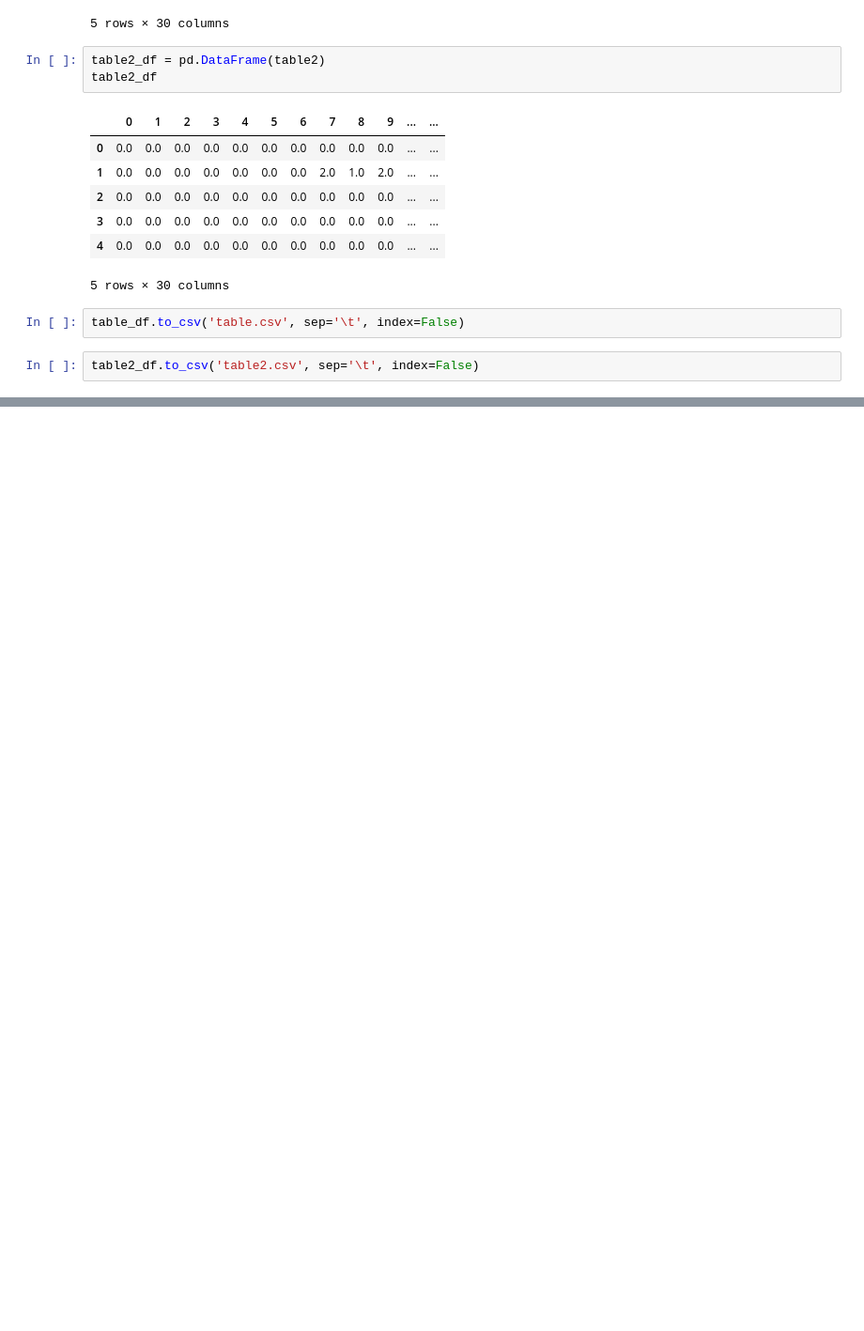
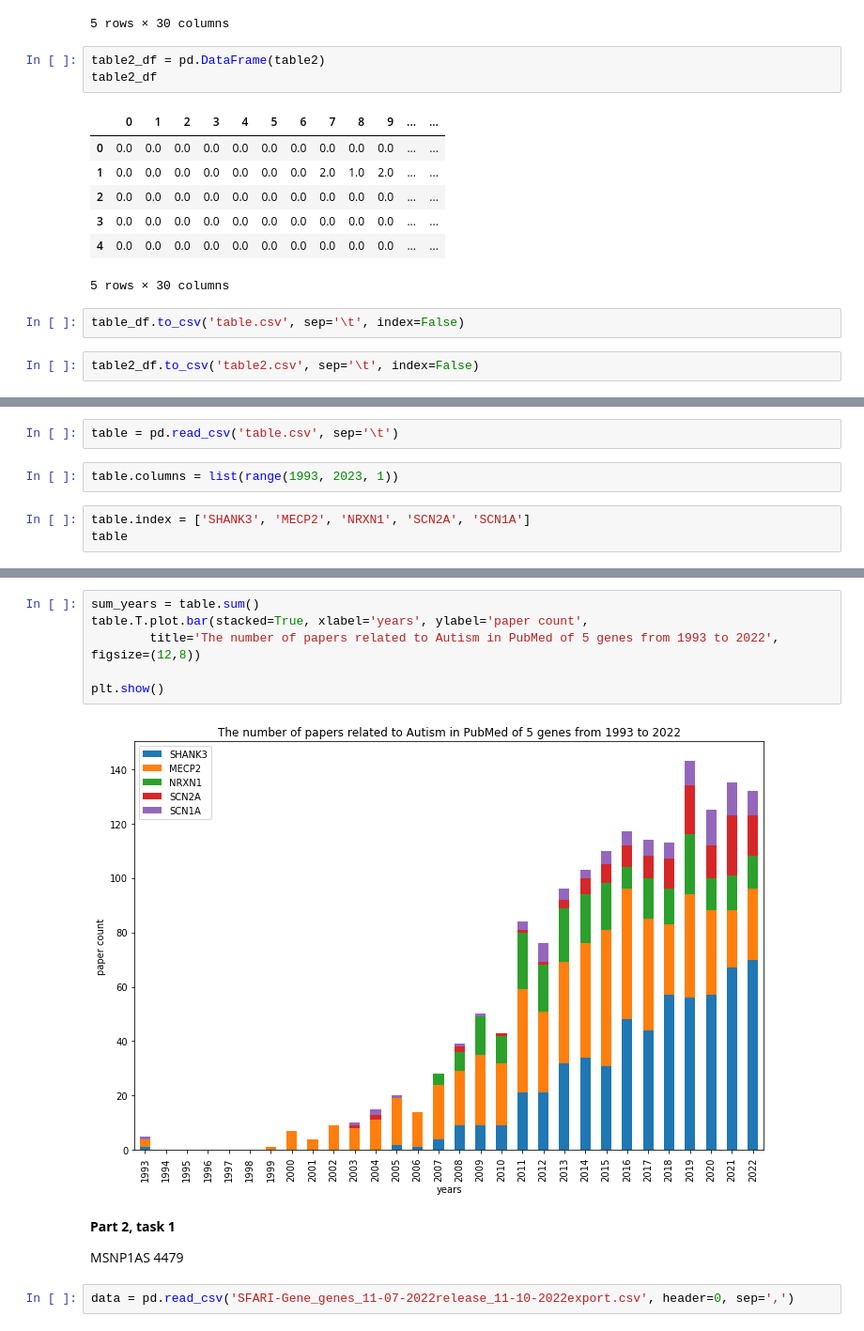
Before and after one commit to gong7788/biocw2, a Jupyter notebook: cw2.ipynb, the cells around one changed output, grey strips where cells are left out. Shown: that part at 94% size. Drawn from its saved outputs; the diff is of its cells as text; blank space fills up the shorter version.

Commit message:
task3

```diff
--- a/cw2.ipynb
+++ b/cw2.ipynb
@@ -364,0 +368,7 @@ table2_df.to_csv('table2.csv', sep='\t', index=False)
+# %%
+table = pd.read_csv('table.csv', sep='\t')
+# %%
+table.columns = list(range(1993, 2023, 1))
+# %%
+table.index = ['SHANK3', 'MECP2', 'NRXN1', 'SCN2A', 'SCN1A']
+table
@@ -364,0 +383,14 @@ table2_df.to_csv('table2.csv', sep='\t', index=False)
+# %%
+sum_years = table.sum()
+table.T.plot.bar(stacked=True, xlabel='years', ylabel='paper count',
+        title='The number of papers related to Autism in PubMed of 5 genes from 1993 to 2022', figsize=(12,8))
+
+plt.show()
+# %% [output]
+[figure, added]
+# %% [markdown]
+**Part 2, task 1**
+
+MSNP1AS 4479
+# %%
+data = pd.read_csv('SFARI-Gene_genes_11-07-2022release_11-10-2022export.csv', header=0, sep=',')
```
Also changed, not shown: parts of 33 cells of this notebook, 3 other files.
